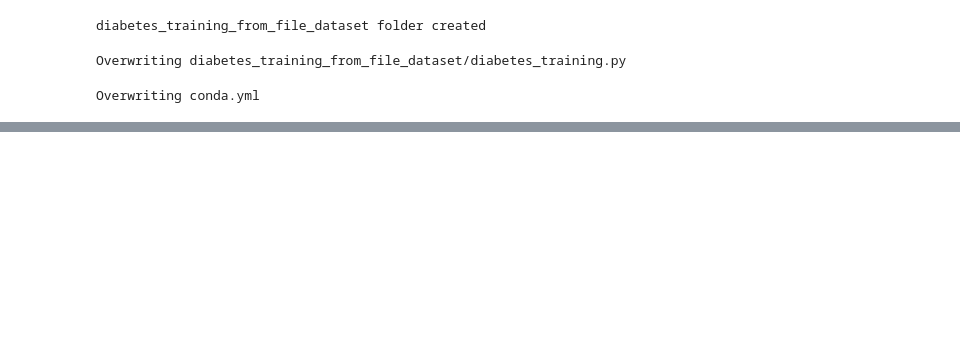
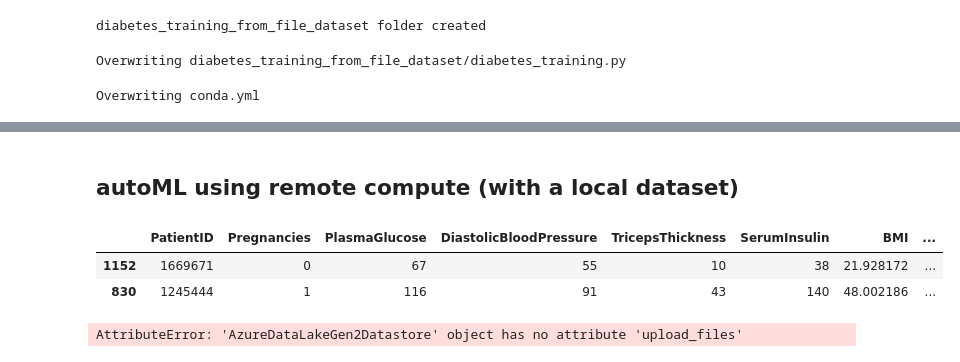
Before and after one commit to albert-kevin/azuremachinelearning, a Jupyter notebook: code/python/machinelearning/testing-stuff.ipynb, the cells around one changed output, grey strips where cells are left out. Cells and saved outputs as stored; diff of their text form; code cells hidden in the pictures; blank space fills up the shorter version.

```diff
--- a/code/python/machinelearning/testing-stuff.ipynb
+++ b/code/python/machinelearning/testing-stuff.ipynb
@@ -1854,0 +2112,2 @@ _UserRunWidget(widget_settings={'childWidgetDisplay': 'popup', 'send_telemetry':
+# %% [markdown]
+## autoML using remote compute (with a local dataset)
@@ -1854,0 +2146,8 @@ _UserRunWidget(widget_settings={'childWidgetDisplay': 'popup', 'send_telemetry':
+# %%
+import pandas as pd
+data = pd.read_csv("data/diabetes.csv")
+data.sample(2)
+# %% [output]
+|  | PatientID | Pregnancies | PlasmaGlucose | DiastolicBloodPressure | TricepsThickness | SerumInsulin | BMI | ... |
+| 1152 | 1669671 | 0 | 67 | 55 | 10 | 38 | 21.928172 | ... |
+| 830 | 1245444 | 1 | 116 | 91 | 43 | 140 | 48.002186 | ... |
@@ -1854,0 +2158,6 @@ _UserRunWidget(widget_settings={'childWidgetDisplay': 'popup', 'send_telemetry':
+# %%
+# This fails not compatible with data lake gen2 or something...
+datastore = Datastore.get(ws, 'data_lake_gen2')
+datastore.upload_files(files=['data/diabetes.csv', 'data/diabetes.parquet'], target_path="target_path/tabular/", overwrite=True, show_progress=True)
+# %% [output]
+AttributeError: 'AzureDataLakeGen2Datastore' object has no attribute 'upload_files'
```
Also changed, not shown: parts of 69 cells of this notebook.
